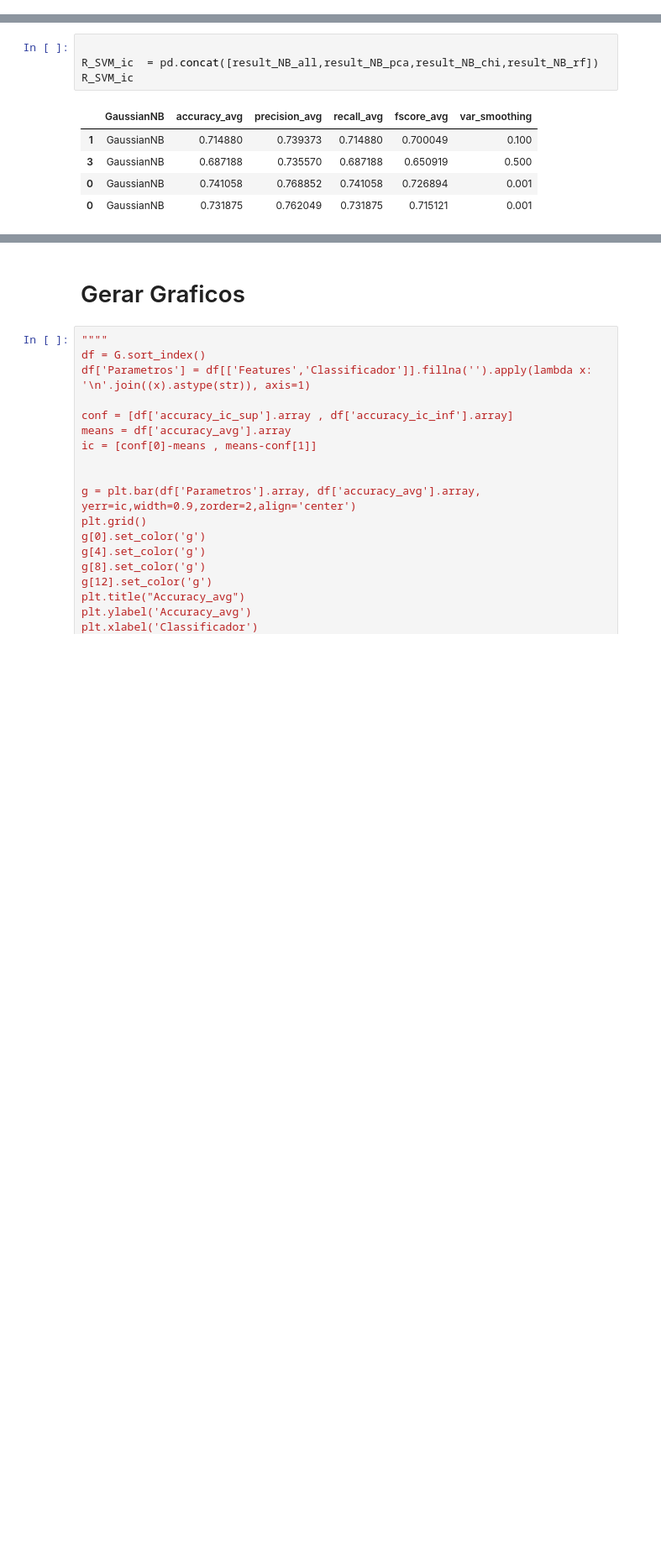
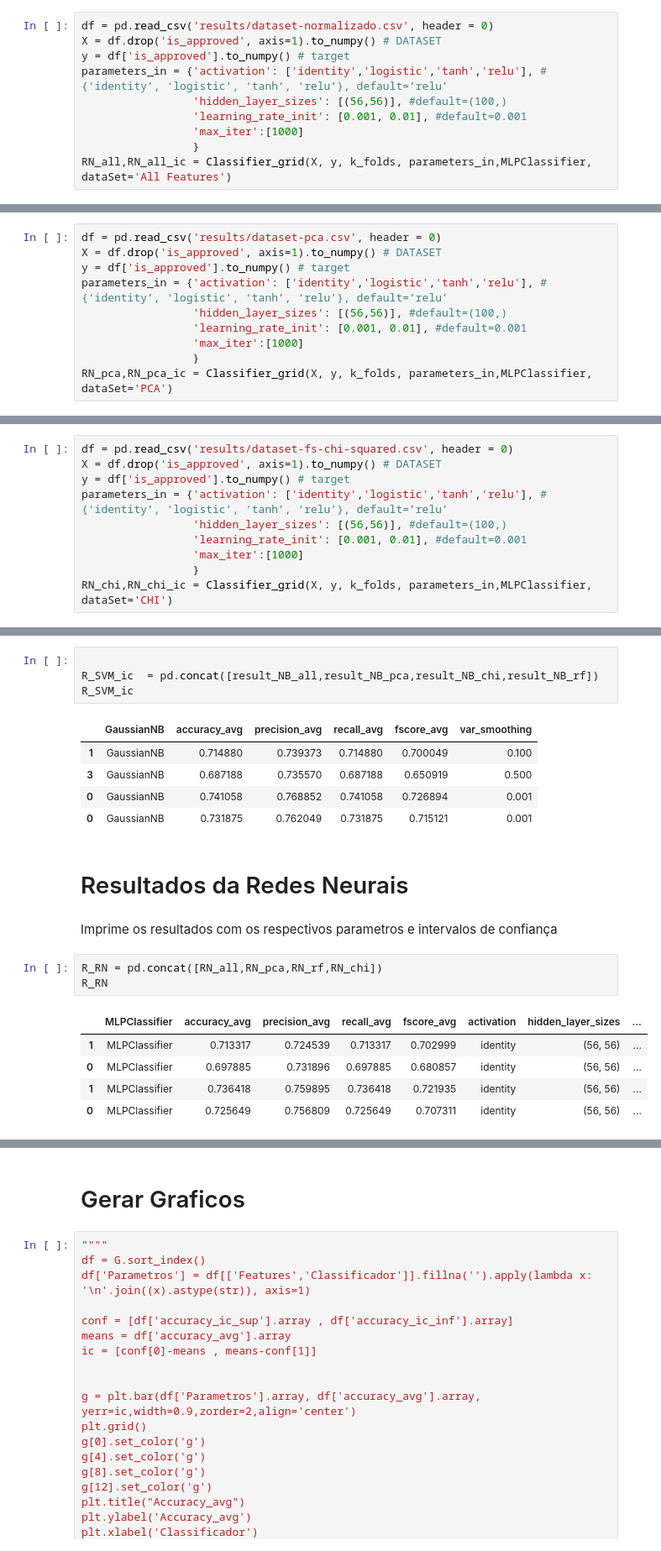
Before and after one commit to carlaprv/sin5007-reconhecimento-de-padroes, a Jupyter notebook: k_fold_cross_validation_+_Naive_Bayes+SVM+Redes_Neurais_v01.ipynb, the cells around one changed output, grey strips where cells are left out. Shown at 84% size. Saved outputs shown, nothing was run; the diff lists cells and outputs as text; blank space fills up the shorter version.

Commit message:
Update - Classifier_grid

```diff
--- a/k_fold_cross_validation_+_Naive_Bayes+SVM+Redes_Neurais_v01.ipynb
+++ b/k_fold_cross_validation_+_Naive_Bayes+SVM+Redes_Neurais_v01.ipynb
@@ -710,3 +710,13 @@ SVM_rbf_ic_rf
 * learning_rate:  Taxa de aprendizado pesos
 
 * max_iter:   Número maximo de iterações
+# %%
+df = pd.read_csv('results/dataset-normalizado.csv', header = 0)
+X = df.drop('is_approved', axis=1).to_numpy() # DATASET
+y = df['is_approved'].to_numpy() # target
+parameters_in = {'activation': ['identity','logistic','tanh','relu'], # {‘identity’, ‘logistic’, ‘tanh’, ‘relu’}, default=’relu’
+                 'hidden_layer_sizes': [(56,56)], #default=(100,)
+                 'learning_rate_init': [0.001, 0.01], #default=0.001
+                 'max_iter':[1000]
+                 }
+RN_all,RN_all_ic = Classifier_grid(X, y, k_folds, parameters_in,MLPClassifier, dataSet='All Features')
@@ -712,0 +741,10 @@ SVM_rbf_ic_rf
+# %%
+df = pd.read_csv('results/dataset-pca.csv', header = 0)
+X = df.drop('is_approved', axis=1).to_numpy() # DATASET
+y = df['is_approved'].to_numpy() # target
+parameters_in = {'activation': ['identity','logistic','tanh','relu'], # {‘identity’, ‘logistic’, ‘tanh’, ‘relu’}, default=’relu’
+                 'hidden_layer_sizes': [(56,56)], #default=(100,)
+                 'learning_rate_init': [0.001, 0.01], #default=0.001
+                 'max_iter':[1000]
+                 }
+RN_pca,RN_pca_ic = Classifier_grid(X, y, k_folds, parameters_in,MLPClassifier, dataSet='PCA')
@@ -752,0 +797,10 @@ RN_rf_ic
+# %%
+df = pd.read_csv('results/dataset-fs-chi-squared.csv', header = 0)
+X = df.drop('is_approved', axis=1).to_numpy() # DATASET
+y = df['is_approved'].to_numpy() # target
+parameters_in = {'activation': ['identity','logistic','tanh','relu'], # {‘identity’, ‘logistic’, ‘tanh’, ‘relu’}, default=’relu’
+                 'hidden_layer_sizes': [(56,56)], #default=(100,)
+                 'learning_rate_init': [0.001, 0.01], #default=0.001
+                 'max_iter':[1000]
+                 }
+RN_chi,RN_chi_ic = Classifier_grid(X, y, k_folds, parameters_in,MLPClassifier, dataSet='CHI')
@@ -807,3 +879,16 @@ R_SVM_ic
 | 3 | GaussianNB | 0.687188 | 0.735570 | 0.687188 | 0.650919 | 0.500 |
 | 0 | GaussianNB | 0.741058 | 0.768852 | 0.741058 | 0.726894 | 0.001 |
 | 0 | GaussianNB | 0.731875 | 0.762049 | 0.731875 | 0.715121 | 0.001 |
+# %% [markdown]
+# Resultados da Redes Neurais
+# %% [markdown]
+Imprime os resultados com os respectivos parametros e intervalos de confiança
+# %%
+R_RN = pd.concat([RN_all,RN_pca,RN_rf,RN_chi])
+R_RN
+# %% [output]
+|  | MLPClassifier | accuracy_avg | precision_avg | recall_avg | fscore_avg | activation | hidden_layer_sizes | ... |
+| 1 | MLPClassifier | 0.713317 | 0.724539 | 0.713317 | 0.702999 | identity | (56, 56) | ... |
+| 0 | MLPClassifier | 0.697885 | 0.731896 | 0.697885 | 0.680857 | identity | (56, 56) | ... |
+| 1 | MLPClassifier | 0.736418 | 0.759895 | 0.736418 | 0.721935 | identity | (56, 56) | ... |
+| 0 | MLPClassifier | 0.725649 | 0.756809 | 0.725649 | 0.707311 | identity | (56, 56) | ... |
```
Also changed, not shown: parts of 7 cells of this notebook.
